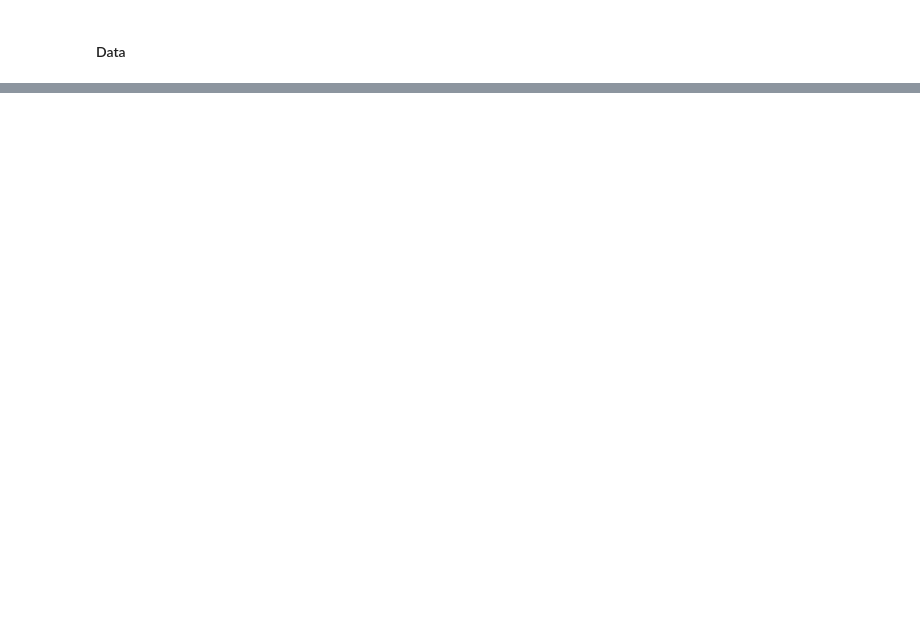
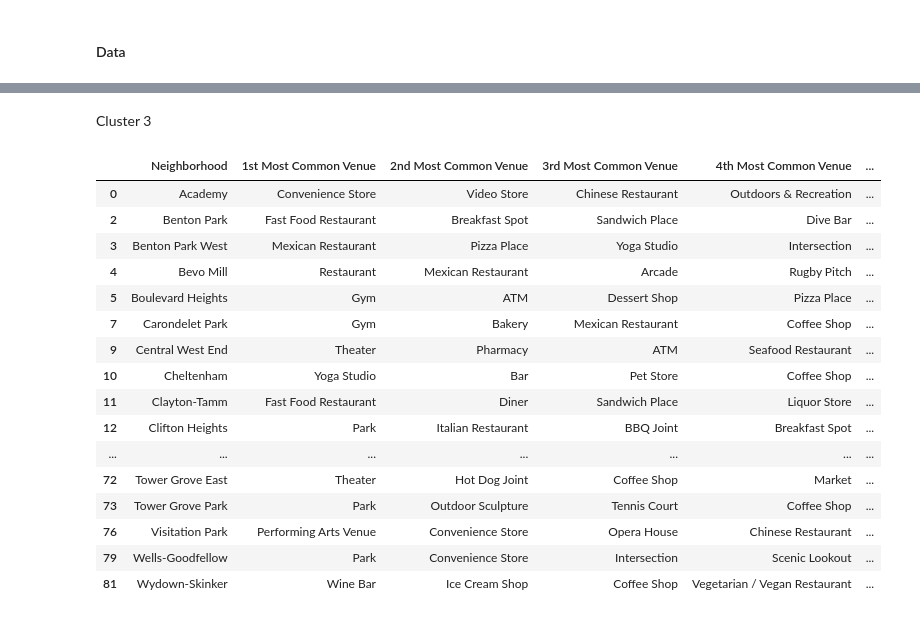
Before and after one commit to lefkowitzmatt/Web-scraping-and-clustering, a Jupyter notebook: Capstone_Lowering_Crime_ML_Clustering.ipynb, the cells around one changed output, grey strips where cells are left out. Saved outputs shown, nothing was run; the diff lists cells and outputs as text; code cells hidden in the pictures; blank space fills up the shorter version.

```diff
--- a/Capstone_Lowering_Crime_ML_Clustering.ipynb
+++ b/Capstone_Lowering_Crime_ML_Clustering.ipynb
@@ -14,0 +966,23 @@ The data that will be used to execute this project is publicly available crime d
+# %% [markdown]
+Cluster 3
+# %%
+cluster_3= st_louis_mapping.loc[st_louis_mapping['Cluster Labels'] == 3, st_louis_mapping.columns[[1] + list(range(2, st_louis_mapping.shape[1]))]]
+cluster_3
+# %% [output]
+|  | Neighborhood | 1st Most Common Venue | 2nd Most Common Venue | 3rd Most Common Venue | 4th Most Common Venue | ... |
+| 0 | Academy | Convenience Store | Video Store | Chinese Restaurant | Outdoors & Recreation | ... |
+| 2 | Benton Park | Fast Food Restaurant | Breakfast Spot | Sandwich Place | Dive Bar | ... |
+| 3 | Benton Park West | Mexican Restaurant | Pizza Place | Yoga Studio | Intersection | ... |
+| 4 | Bevo Mill | Restaurant | Mexican Restaurant | Arcade | Rugby Pitch | ... |
+| 5 | Boulevard Heights | Gym | ATM | Dessert Shop | Pizza Place | ... |
+| 7 | Carondelet Park | Gym | Bakery | Mexican Restaurant | Coffee Shop | ... |
+| 9 | Central West End | Theater | Pharmacy | ATM | Seafood Restaurant | ... |
+| 10 | Cheltenham | Yoga Studio | Bar | Pet Store | Coffee Shop | ... |
+| 11 | Clayton-Tamm | Fast Food Restaurant | Diner | Sandwich Place | Liquor Store | ... |
+| 12 | Clifton Heights | Park | Italian Restaurant | BBQ Joint | Breakfast Spot | ... |
+| ... | ... | ... | ... | ... | ... | ... |
+| 72 | Tower Grove East | Theater | Hot Dog Joint | Coffee Shop | Market | ... |
+| 73 | Tower Grove Park | Park | Outdoor Sculpture | Tennis Court | Coffee Shop | ... |
+| 76 | Visitation Park | Performing Arts Venue | Convenience Store | Opera House | Chinese Restaurant | ... |
+| 79 | Wells-Goodfellow | Park | Convenience Store | Intersection | Scenic Lookout | ... |
+| 81 | Wydown-Skinker | Wine Bar | Ice Cream Shop | Coffee Shop | Vegetarian / Vegan Restaurant | ... |
```
Also changed, not shown: parts of 112 cells of this notebook.
